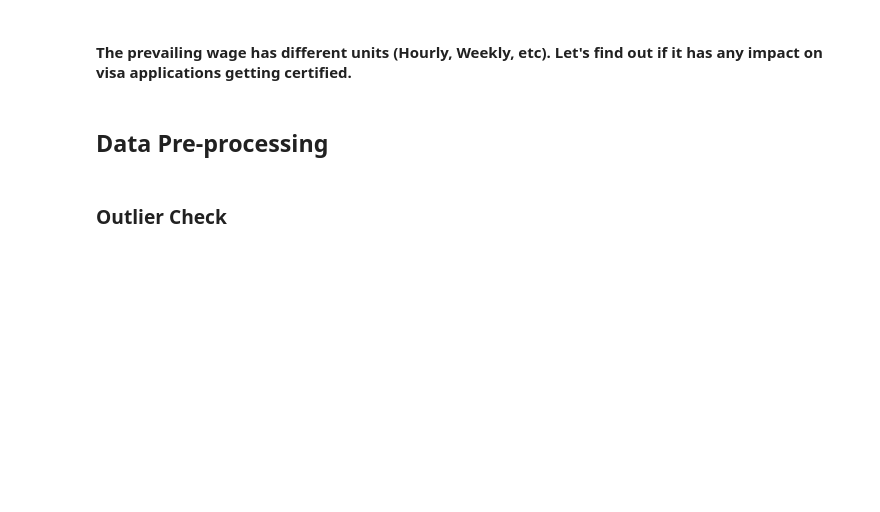
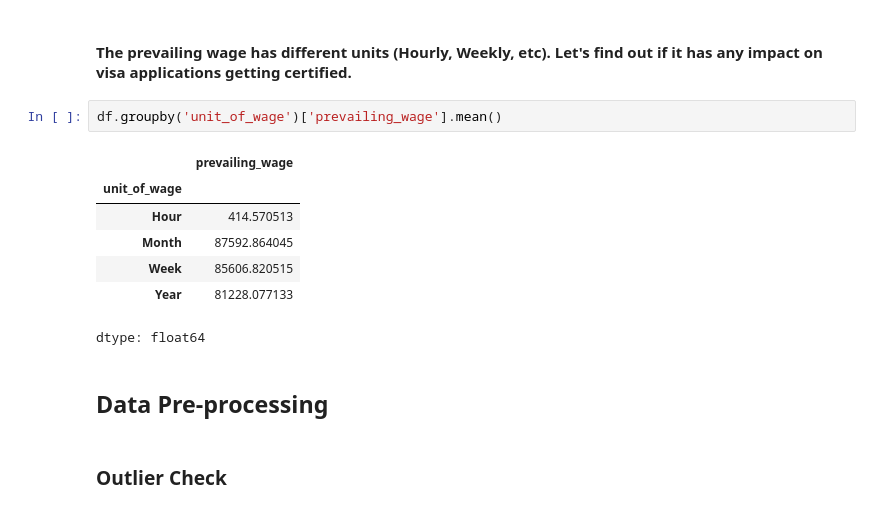
Before and after one commit to rahulmakwana32/30_Days_Machine_Learning, a Jupyter notebook: EasyVisa_fullcode.ipynb, the cells around one changed output. Saved outputs shown, nothing was run; the diff lists cells and outputs as text; blank space fills up the shorter version.

```diff
--- a/EasyVisa_fullcode.ipynb
+++ b/EasyVisa_fullcode.ipynb
@@ -492,5 +511,15 @@ across all the regions of the US
 # %% [markdown]
 #### The prevailing wage has different units (Hourly, Weekly, etc). Let's find out if it has any impact on visa applications getting certified.
+# %%
+df.groupby('unit_of_wage')['prevailing_wage'].mean()
+# %% [output]
+|  | prevailing_wage |
+| unit_of_wage |  |
+| Hour | 414.570513 |
+| Month | 87592.864045 |
+| Week | 85606.820515 |
+| Year | 81228.077133 |
+dtype: float64
 # %% [markdown]
 ## Data Pre-processing
 # %% [markdown]
```
Also changed, not shown: parts of 6 cells of this notebook.
